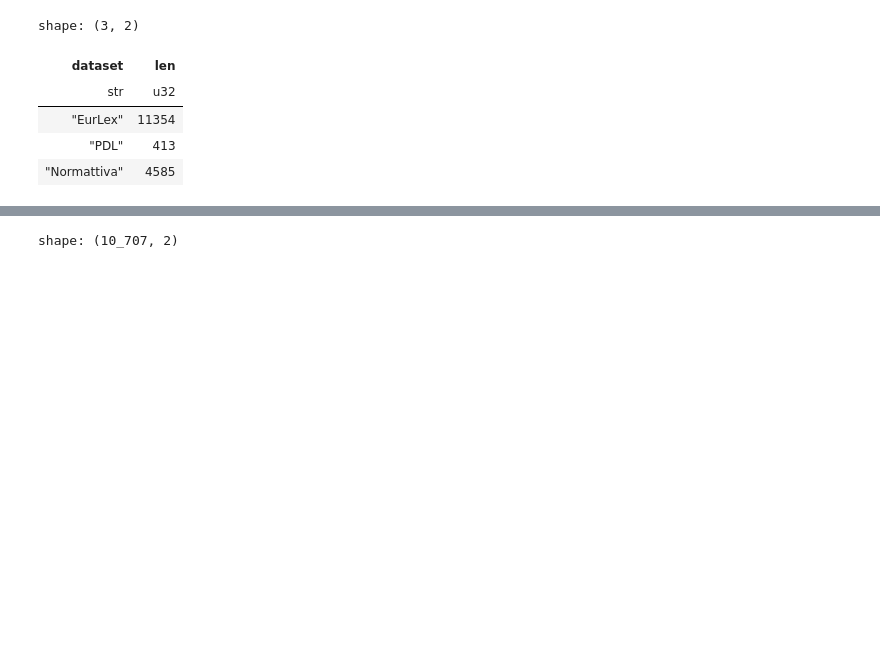
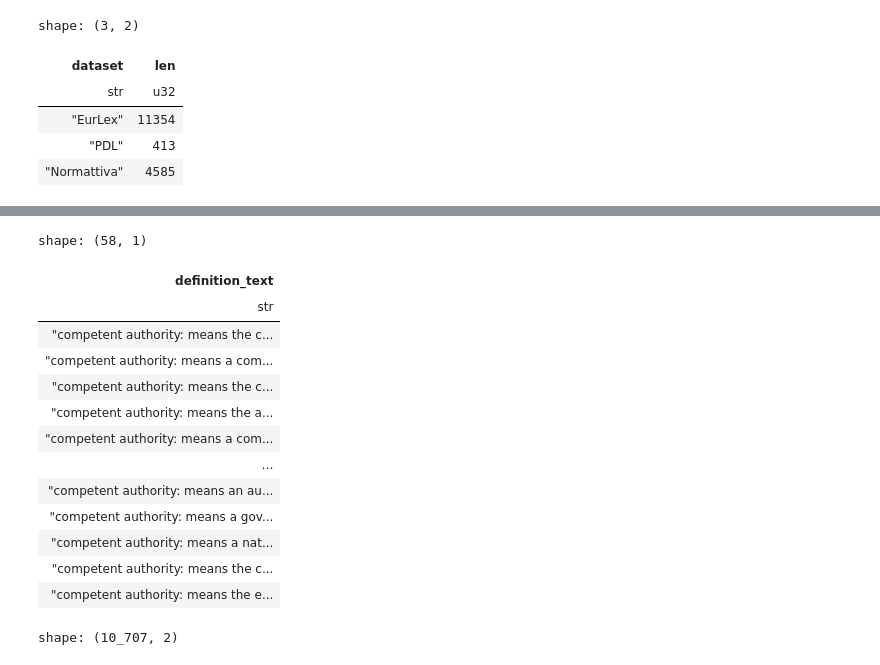
Before and after one commit to leonardozilli/LegislativeDefinitionsAgent, a Jupyter notebook: notebooks/02 - create_def_embeddings.ipynb, the cells around one changed output, grey strips where cells are left out. Drawn from its saved outputs; the diff is of its cells as text; code cells hidden in the pictures; blank space fills up the shorter version.

```diff
--- a/notebooks/02 - create_def_embeddings.ipynb
+++ b/notebooks/02 - create_def_embeddings.ipynb
@@ -35,3 +200,20 @@ shape: (3, 2)
+# %%
+df.filter(pl.col('label') == '#competentAuthority').select('definition_text').unique()
+# %% [output]
+shape: (58, 1)
+| definition_text |
+| str |
+| "competent authority: means the c... |
+| "competent authority: means a com... |
+| "competent authority: means the c... |
+| "competent authority: means the a... |
+| "competent authority: means a com... |
+| … |
+| "competent authority: means an au... |
+| "competent authority: means a gov... |
+| "competent authority: means a nat... |
+| "competent authority: means the c... |
+| "competent authority: means the e... |
 # %%
 df.group_by(pl.col('definition_text').str.split(':').list[0]).agg('id')
 # %% [output]
```
Also changed, not shown: parts of 6 cells of this notebook, 49 other files.
